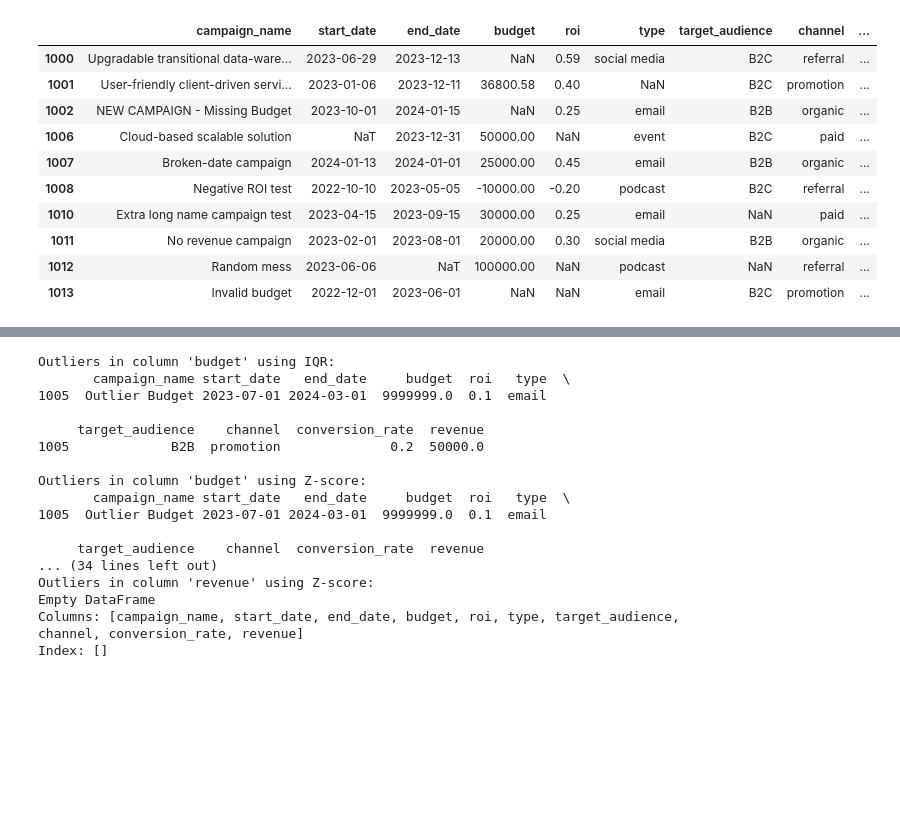
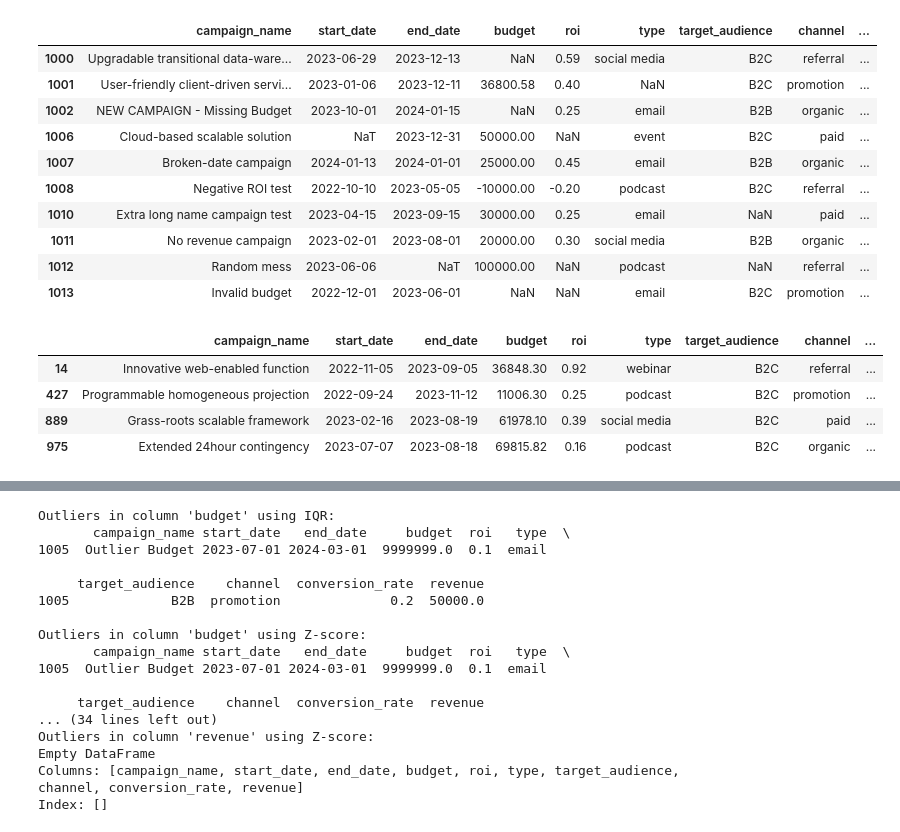
Before and after one commit to Ignacio538/Marketing-Campaings, a Jupyter notebook: Analysis.ipynb, the cells around one changed output, grey strips where cells are left out. Saved outputs shown, nothing was run; the diff lists cells and outputs as text; code cells hidden in the pictures; blank space fills up the shorter version.

```diff
--- a/Analysis.ipynb
+++ b/Analysis.ipynb
@@ -415,3 +415,14 @@ null_rows
 | 1011 | No revenue campaign | 2023-02-01 | 2023-08-01 | 20000.00 | 0.30 | social media | B2B | organic | ... |
 | 1012 | Random mess | 2023-06-06 | NaT | 100000.00 | NaN | podcast | NaN | referral | ... |
 | 1013 | Invalid budget | 2022-12-01 | 2023-06-01 | NaN | NaN | email | B2C | promotion | ... |
+# %%
+#Let's check if there are is an outlier on the revenue column
+filtered_revenue_min = df2[df2['revenue'] < 5000]
+
+filtered_revenue_min
+# %% [output]
+|  | campaign_name | start_date | end_date | budget | roi | type | target_audience | channel | ... |
+| 14 | Innovative web-enabled function | 2022-11-05 | 2023-09-05 | 36848.30 | 0.92 | webinar | B2C | referral | ... |
+| 427 | Programmable homogeneous projection | 2022-09-24 | 2023-11-12 | 11006.30 | 0.25 | podcast | B2C | promotion | ... |
+| 889 | Grass-roots scalable framework | 2023-02-16 | 2023-08-19 | 61978.10 | 0.39 | social media | B2C | paid | ... |
+| 975 | Extended 24hour contingency | 2023-07-07 | 2023-08-18 | 69815.82 | 0.16 | podcast | B2C | organic | ... |
```
Also changed, not shown: parts of 5 cells of this notebook.
